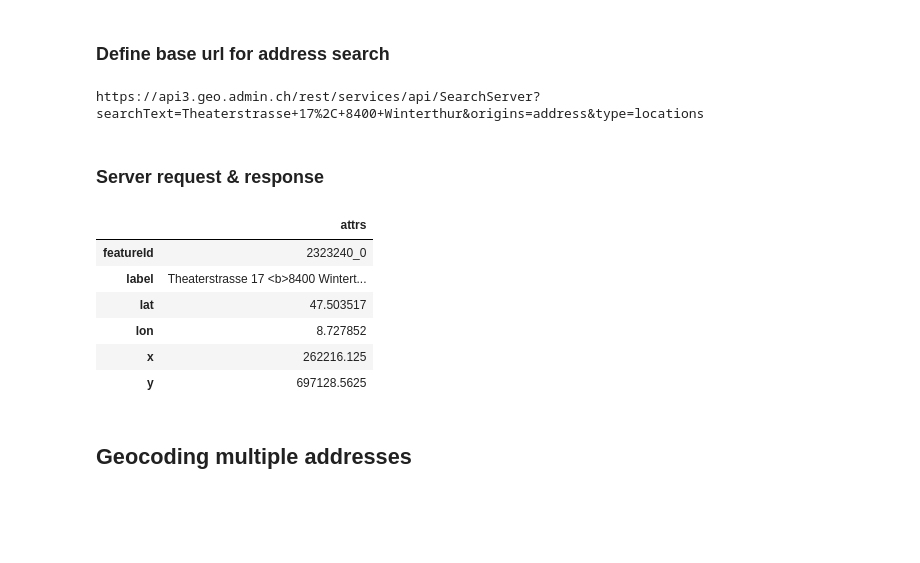
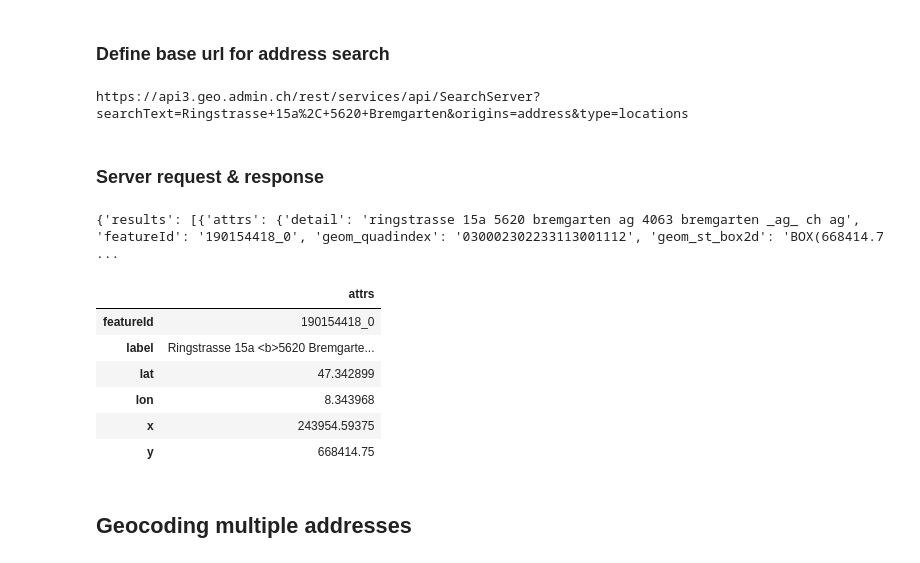
Before and after one commit to oetiklu1/data_analytics, a Jupyter notebook: Week_05/geocoding_addresses.ipynb, the cells around one changed output. Drawn from its saved outputs; the diff is of its cells as text; code cells hidden in the pictures; blank space fills up the shorter version.

```diff
--- a/Week_05/geocoding_addresses.ipynb
+++ b/Week_05/geocoding_addresses.ipynb
@@ -30,7 +30,7 @@ print(os.getcwd())
 base_url= "https://api3.geo.admin.ch/rest/services/api/SearchServer?"
 
 # Set up search parameters: address, origins and type
-parameters = {"searchText": "Theaterstrasse 17, 8400 Winterthur",
+parameters = {"searchText": "Ringstrasse 15a, 5620 Bremgarten",
               "origins": "address",
               "type": "locations",
              }
@@ -38,28 +38,29 @@ parameters = {"searchText": "Theaterstrasse 17, 8400 Winterthur",
 # Urllib.parse.urlencode turns parameters into url
 print(f"{base_url}{urllib.parse.urlencode(parameters)}")
 # %% [output]
-https://api3.geo.admin.ch/rest/services/api/SearchServer?searchText=Theaterstrasse+17%2C+8400+Winterthur&origins=address&type=locations
+https://api3.geo.admin.ch/rest/services/api/SearchServer?searchText=Ringstrasse+15a%2C+5620+Bremgarten&origins=address&type=locations
 # %% [markdown]
 ### Server request & response
 # %%
 # Server request
 r = requests.get(f"{base_url}{urllib.parse.urlencode(parameters)}")
 
 # Get data in json-format
 data = json.loads(r.content)
-data
+print(data)
 
 # Take only the first server response, convert to data frame with relevant infos
 df = pd.DataFrame.from_dict(list(data.values())[0][0], orient='columns')
 df.iloc[[1,4,5,6,11,12],:1]
 # %% [output]
+{'results': [{'attrs': {'detail': 'ringstrasse 15a 5620 bremgarten ag 4063 bremgarten _ag_ ch ag', 'featureId': '190154418_0', 'geom_quadindex': '030002302233113001112', 'geom_st_box2d': 'BOX(668414.7 ...
 |  | attrs |
-| featureId | 2323240_0 |
-| label | Theaterstrasse 17 <b>8400 Wintert... |
-| lat | 47.503517 |
-| lon | 8.727852 |
-| x | 262216.125 |
-| y | 697128.5625 |
+| featureId | 190154418_0 |
+| label | Ringstrasse 15a <b>5620 Bremgarte... |
+| lat | 47.342899 |
+| lon | 8.343968 |
+| x | 243954.59375 |
+| y | 668414.75 |
 # %% [markdown]
 ## Geocoding multiple addresses
 # %% [markdown]
```
Also changed, not shown: parts of 1 cell of this notebook, 1 other file.
